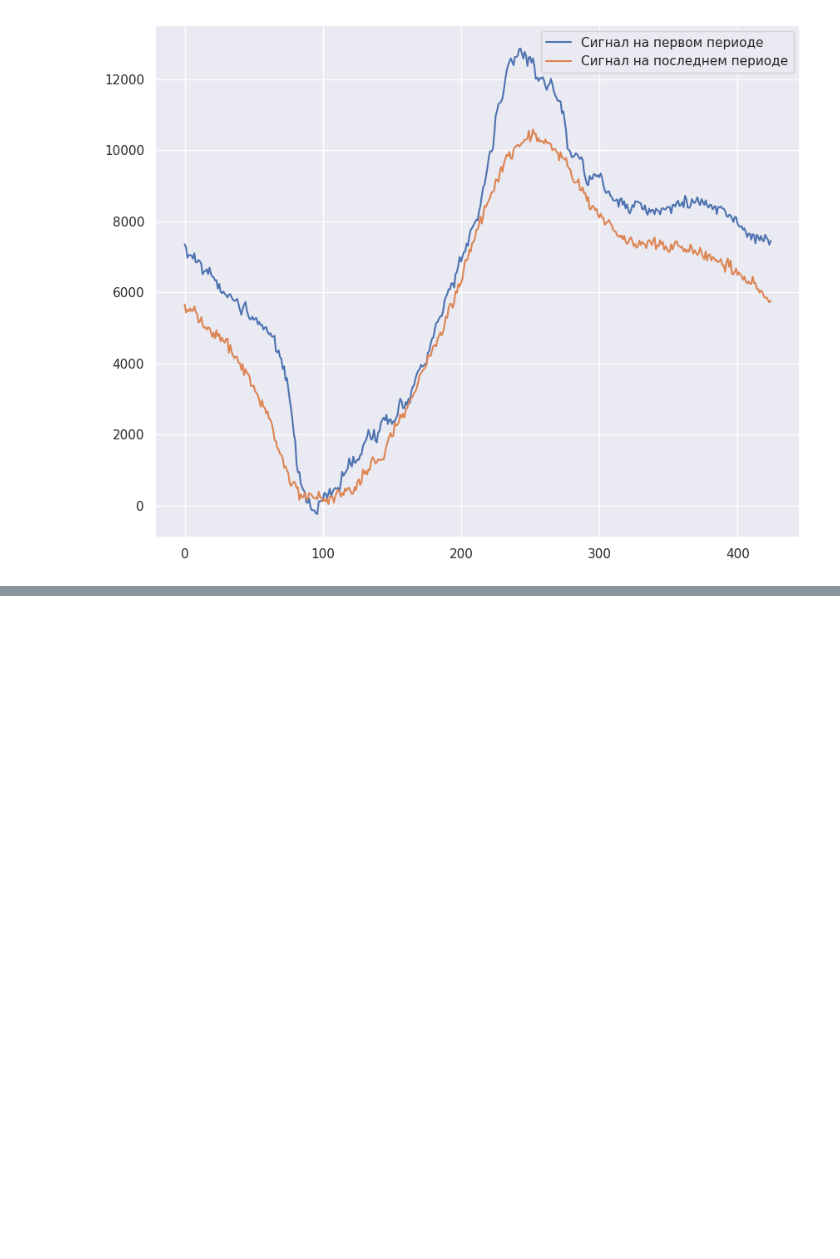
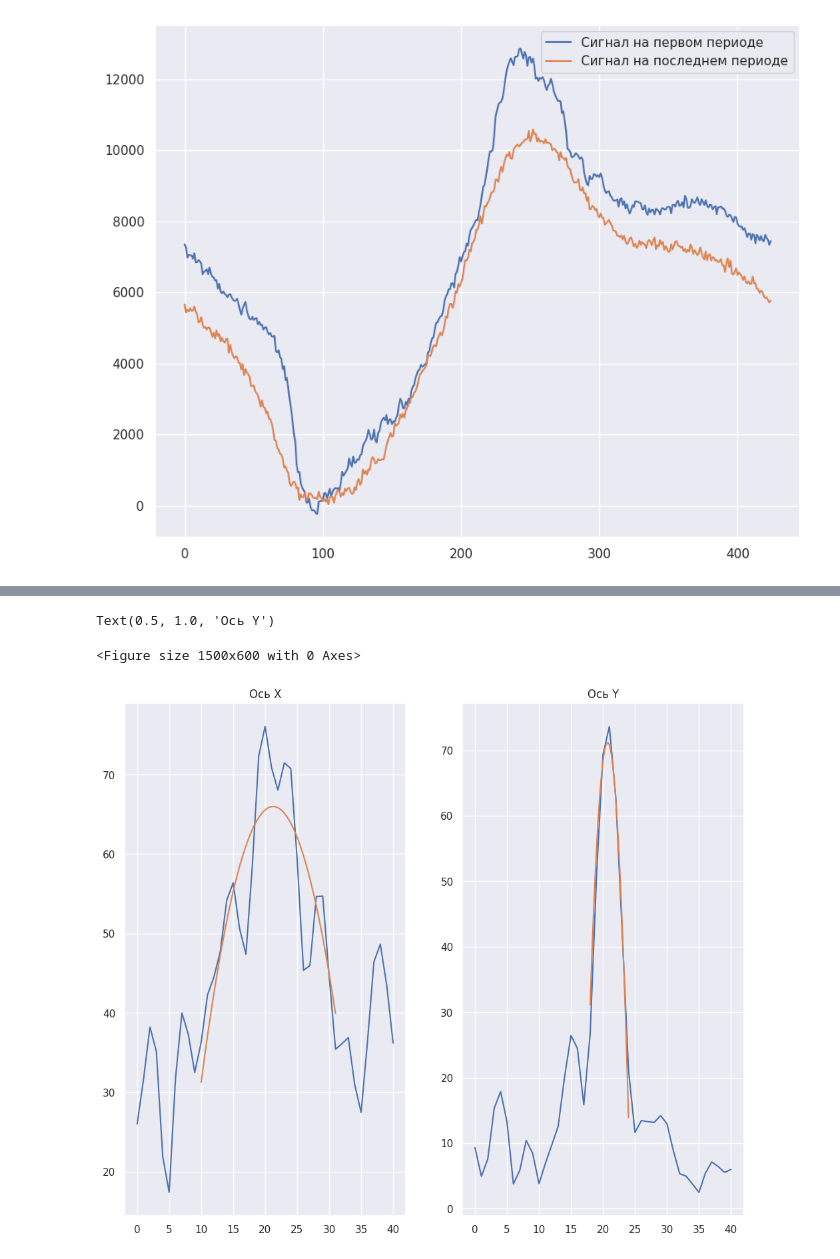
Before and after one commit to settlermine/jinr_practice, a Jupyter notebook: main.ipynb, the cells around one changed output, grey strips where cells are left out. Cells and saved outputs as stored; diff of their text form; code cells hidden in the pictures; blank space fills up the shorter version.

```diff
--- a/main.ipynb
+++ b/main.ipynb
@@ -982,0 +1160,17 @@ plt.legend();
+# %%
+plt.figure(figsize=(15, 6))
+fig, axs = plt.subplots(1, 2, figsize=(12, 10))
+
+x = np.arange(corrected_tune['X'].left_index, corrected_tune['X'].right_index, 0.01)
+axs[0].plot(range(len(corrected_tune['X'].amplitudes)), corrected_tune['X'].amplitudes)
+axs[0].plot(x, corrected_tune['X'].parabola(x))
+axs[0].set_title('Ось X')
+
+x = np.arange(corrected_tune['Y'].left_index, corrected_tune['Y'].right_index, 0.01)
+axs[1].plot(range(len(corrected_tune['Y'].amplitudes)), corrected_tune['Y'].amplitudes)
+axs[1].plot(x, corrected_tune['Y'].parabola(x))
+axs[1].set_title('Ось Y')
+# %% [output]
+Text(0.5, 1.0, 'Ось Y')
+<Figure size 1500x600 with 0 Axes>
+[figure, added]
```
Also changed, not shown: parts of 16 cells of this notebook.
